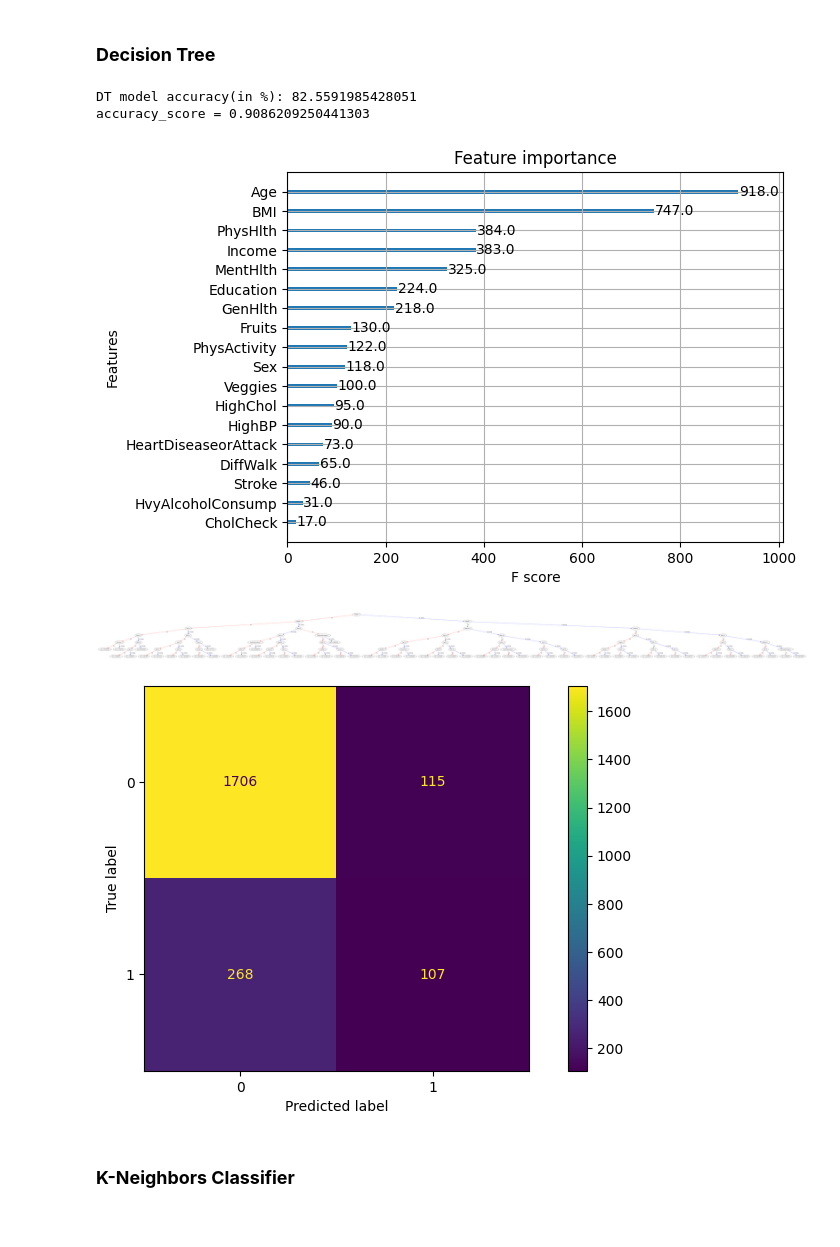
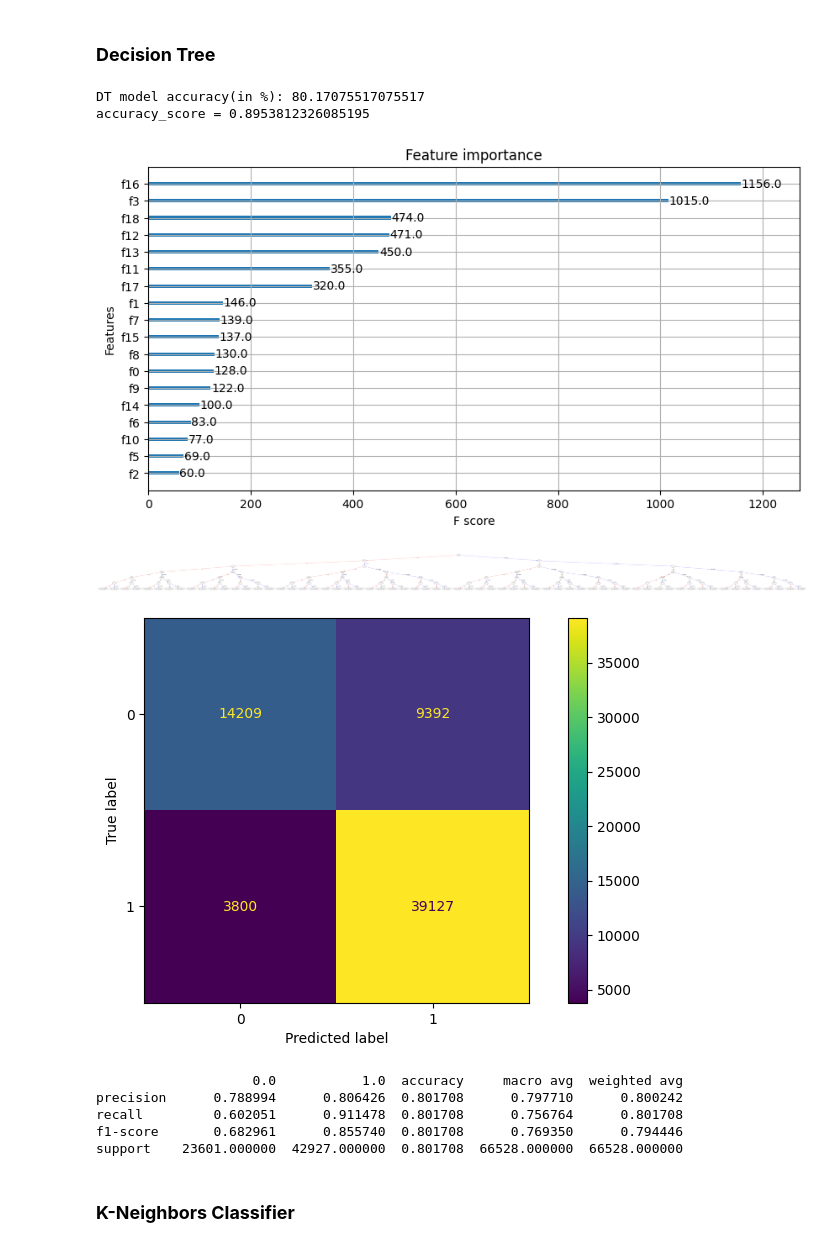
Before and after one commit to Pabasaraa/Diabetes_prediction-DL, a Jupyter notebook: DL_supervisedLearning.ipynb, the cells around one changed output. Drawn from its saved outputs; the diff is of its cells as text; code cells hidden in the pictures.

Commit message:
Added missing accuracy tables in some models

```diff
--- a/DL_supervisedLearning.ipynb
+++ b/DL_supervisedLearning.ipynb
@@ -90,6 +90,10 @@ def up_sample():
     # Separate features (x) and target variable (y) in the upsampled DataFrame
     y = df_upsampled.Diabetes_01
     x = df_upsampled.drop(["Diabetes_01", "Diabetes_012"], axis=1)
+
+    # Split the data into training and testing sets using train_test_split
+    # x_train, x_test, y_train, y_test = train_test_split(x, y, test_size=0.2)
+    return x, y
 # %%
 def down_sample():
     from sklearn.utils import resample
@@ -123,3 +124,25 @@ x_train, x_test, y_train, y_test = train_test_split(x, y, test_size=0.2)
+# %%
+# Split the data into training and testing sets using train_test_split
+x, y = up_sample()
+x_train, x_test, y_train, y_test = train_test_split(x, y, test_size=0.2)
+
+# Drop rows with NaN values
+# x_train = x_train.dropna()
+# y_train = y_train.loc[x_train.index]
+
+# x_test = x_test.dropna()
+# y_test = y_test.loc[x_test.index]
+
+from sklearn.impute import SimpleImputer
+
+# Create an imputer with a strategy (e.g., mean, median, constant)
+imputer = SimpleImputer(strategy='mean')
+
+# Fit and transform the imputer on your training data
+x_train_imputed = imputer.fit_transform(x_train)
+
+# Transform the test data using the same imputer
+x_test_imputed = imputer.transform(x_test)
 # %% [markdown]
 # **Visualization**
 # %%
@@ -229,7 +252,7 @@ support    42771.000000  7965.000000  0.821606  50736.000000  50736.000000
 def decisiontree():
   from xgboost import XGBClassifier
   from sklearn.model_selection import train_test_split
-  from sklearn.metrics import accuracy_score
+  from sklearn.metrics import accuracy_score, classification_report, confusion_matrix
   from sklearn.preprocessing import LabelEncoder
   import numpy as np
   import pandas as pd
@@ -242,46 +265,54 @@ def decisiontree():
   df[categ] = df[categ].apply(le.fit_transform)
 
   # Fit the XGBoost model on training data
-  model.fit(x_train, y_train)
+  model.fit(x_train_imputed, y_train)
 
   # Predict the targets
-  y_pred = model.predict(x_test)
+  y_pred = model.predict(x_test_imputed)
   rmse = np.sqrt(accuracy_score(y_test, y_pred))
 
   from sklearn import metrics
   # Display the accuracy of the XGBoost model
   print("DT model accuracy(in %):", metrics.accuracy_score(y_test, y_pred)*100)
   print(f"accuracy_score = {rmse}")
 
   # Plot feature importance
   import matplotlib.pyplot  as plt
   from xgboost import plot_importance
   plot_importance(model)
   plt.rcParams['figure.figsize'] = [50, 500]
   plt.show()
 
   # Plot the first tree
   import xgboost as xgb
   xgb.plot_tree(model)
   plt.rcParams['figure.figsize'] = [10, 5]
   plt.show()
 
 
   from sklearn.metrics import accuracy_score,confusion_matrix
 
   # Display confusion matrix
   cm = confusion_matrix(y_test, y_pred, labels= model.classes_)
   disp = ConfusionMatrixDisplay(confusion_matrix = cm, display_labels = model.classes_)
   disp.plot()
   plt.show()
 
+  report = pd.DataFrame(classification_report(y_test, y_pred, output_dict=True))
+  print(report)
+
 decisiontree()
 # %% [output]
-DT model accuracy(in %): 82.5591985428051
-accuracy_score = 0.9086209250441303
+DT model accuracy(in %): 80.17075517075517
+accuracy_score = 0.8953812326085195
-[figure, old version]
+[figure, new version]
-[figure, old version]
+[figure, new version]
-[figure, old version]
+[figure, new version]
+                    0.0           1.0  accuracy     macro avg  weighted avg
+precision      0.788994      0.806426  0.801708      0.797710      0.800242
+recall         0.602051      0.911478  0.801708      0.756764      0.801708
+f1-score       0.682961      0.855740  0.801708      0.769350      0.794446
+support    23601.000000  42927.000000  0.801708  66528.000000  66528.000000
 # %% [markdown]
 ### **K-Neighbors Classifier**
 # %%
```
Also changed, not shown: parts of 6 cells of this notebook.
